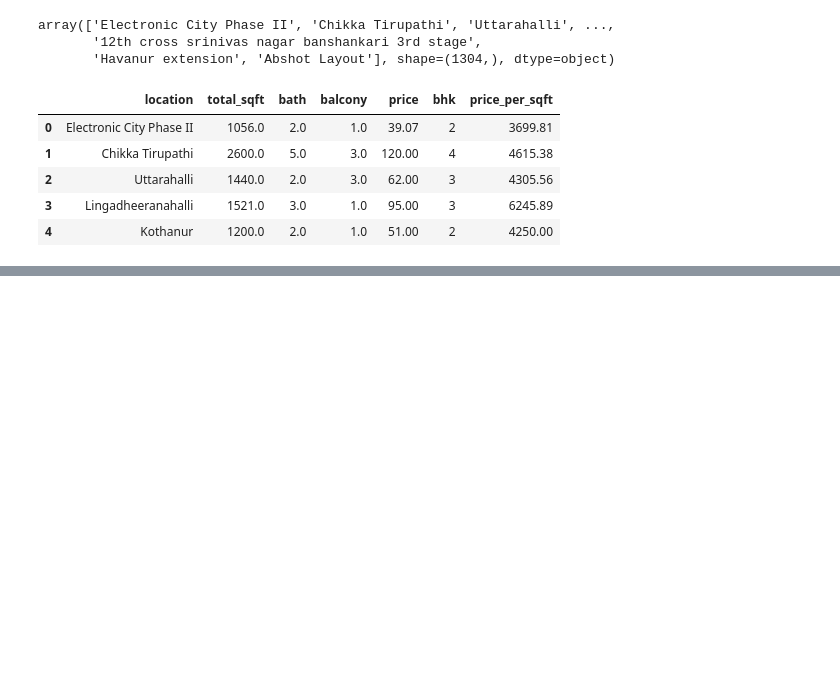
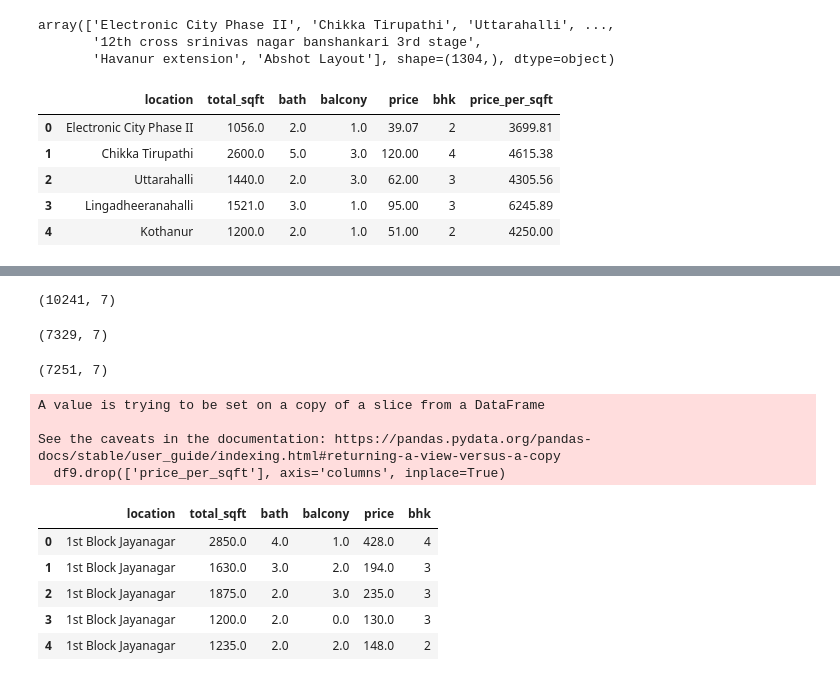
Before and after one commit to gauravooo/Bengaluru_house_price_prediction, a Jupyter notebook: main.ipynb, the cells around one changed output, grey strips where cells are left out. Saved outputs shown, nothing was run; the diff lists cells and outputs as text; code cells hidden in the pictures; blank space fills up the shorter version.

```diff
--- a/main.ipynb
+++ b/main.ipynb
@@ -177,0 +205,52 @@ df5.head()
+# %%
+def remove_pps_outliers(df):
+    df_out = pd.DataFrame()
+    for key, subdf in df.groupby('location'):
+        m = np.mean(subdf.price_per_sqft)
+        st = np.std(subdf.price_per_sqft)
+        reduced_df = subdf[(subdf.price_per_sqft > (m - st)) & (subdf.price_per_sqft <= (m + st))]
+        df_out = pd.concat([df_out, reduced_df], ignore_index=True)
+    return df_out
+df7 = remove_pps_outliers(df6)
+df7.shape
+# %% [output]
+(10241, 7)
+# %%
+def remove_bhk_outliers(df):
+    exclude_indices = np.array([])
+    for location, location_df in df.groupby('location'):
+        bhk_stats = {}
+        for bhk, bhk_df in location_df.groupby('bhk'):
+            bhk_stats[bhk] = {
+                'mean': np.mean(bhk_df.price_per_sqft),
+                'std': np.std(bhk_df.price_per_sqft),
+                'count': bhk_df.shape[0]
+            }
+        for bhk, bhk_df in location_df.groupby('bhk'):
+            stats = bhk_stats.get(bhk - 1)
+            if stats and stats['count'] > 5:
+                exclude_indices = np.append(exclude_indices, bhk_df[bhk_df.price_per_sqft < (stats['mean'])].index.values)
+    return df.drop(exclude_indices, axis='index')
+df8 = remove_bhk_outliers(df7)
+df8.shape
+# %% [output]
+(7329, 7)
+# %%
+df9 = df8[df8['bath'] < df8['bhk'] + 2]
+df9.shape
+# %% [output]
+(7251, 7)
+# %%
+df9.drop(['price_per_sqft'], axis='columns', inplace=True)
+df9.head()
+# %% [output]
+A value is trying to be set on a copy of a slice from a DataFrame
+
+See the caveats in the documentation: https://pandas.pydata.org/pandas-docs/stable/user_guide/indexing.html#returning-a-view-versus-a-copy
+  df9.drop(['price_per_sqft'], axis='columns', inplace=True)
+|  | location | total_sqft | bath | balcony | price | bhk |
+| 0 | 1st Block Jayanagar | 2850.0 | 4.0 | 1.0 | 428.0 | 4 |
+| 1 | 1st Block Jayanagar | 1630.0 | 3.0 | 2.0 | 194.0 | 3 |
+| 2 | 1st Block Jayanagar | 1875.0 | 2.0 | 3.0 | 235.0 | 3 |
+| 3 | 1st Block Jayanagar | 1200.0 | 2.0 | 0.0 | 130.0 | 3 |
+| 4 | 1st Block Jayanagar | 1235.0 | 2.0 | 2.0 | 148.0 | 2 |
```
Also changed, not shown: parts of 3 cells of this notebook.
